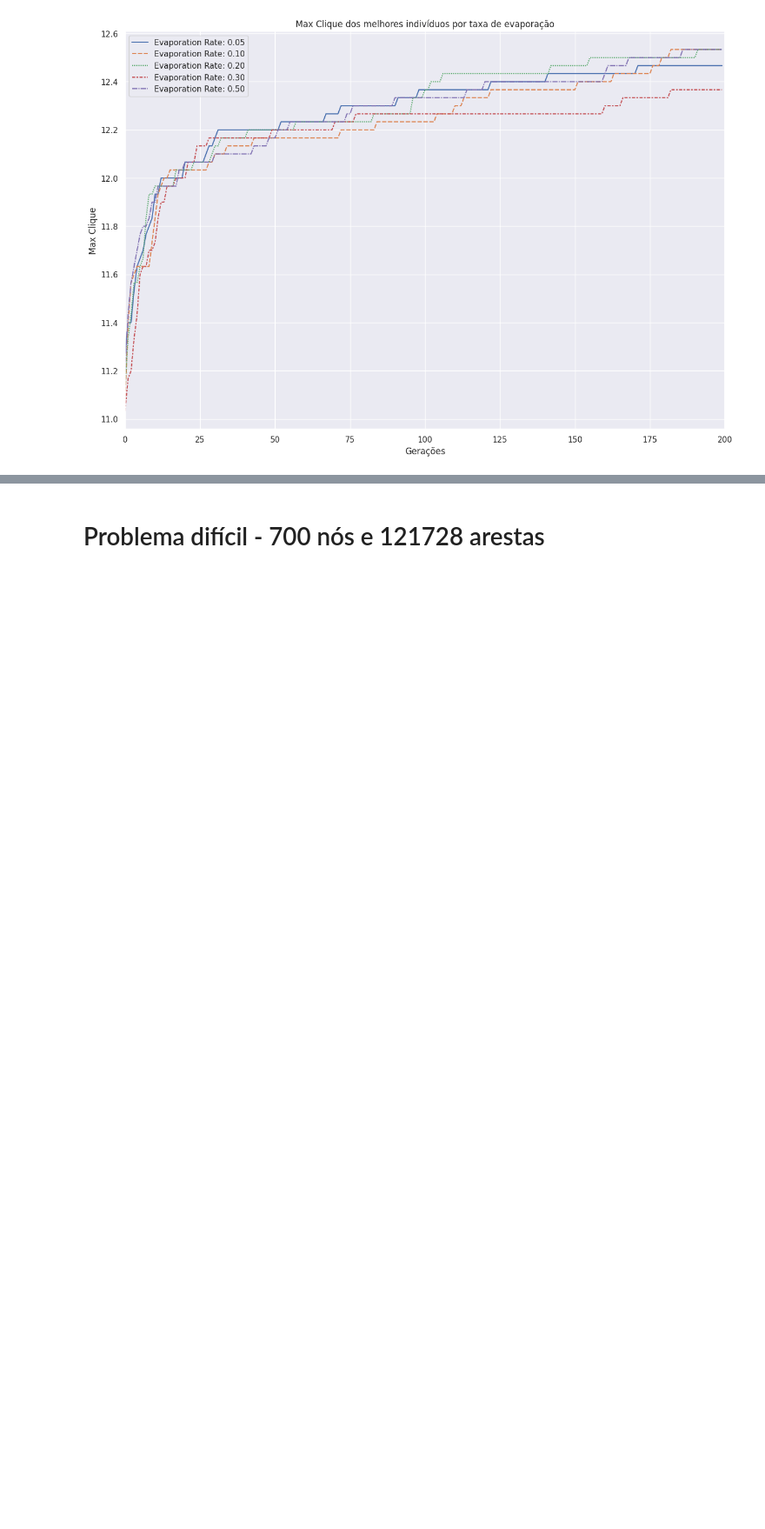
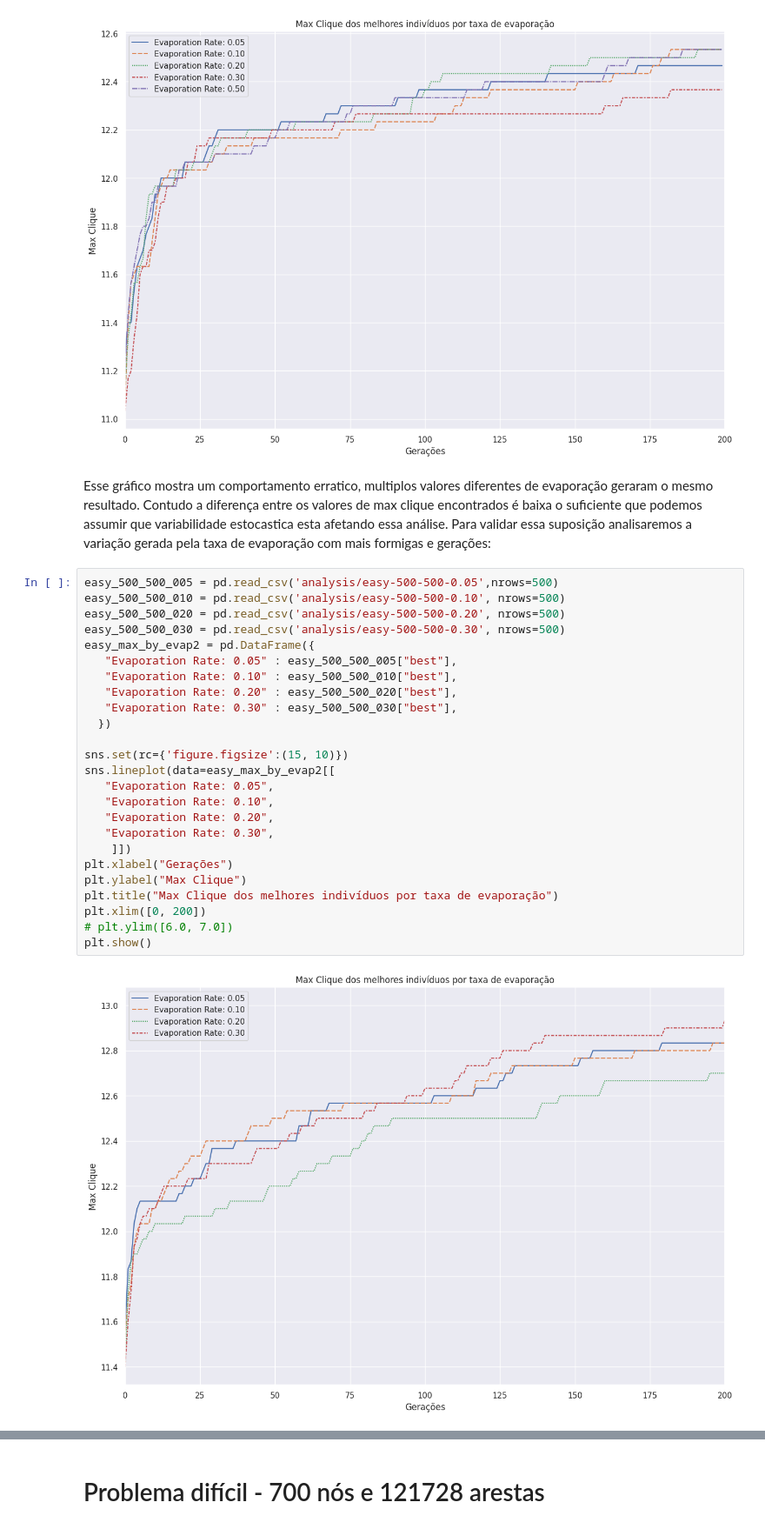
Before and after one commit to franciscobonand/aoc-max-clique, a Jupyter notebook: CompNatTP2.ipynb, the cells around one changed output, grey strips where cells are left out. Shown at 87% size. Cells and saved outputs as stored; diff of their text form; blank space fills up the shorter version.

```diff
--- a/CompNatTP2.ipynb
+++ b/CompNatTP2.ipynb
@@ -155,3 +163,32 @@ plt.xlim([0, 200])
 plt.show()
 # %% [output]
 [figure]
+# %% [markdown]
+Esse gráfico mostra um comportamento erratico, multiplos valores diferentes de evaporação geraram o mesmo resultado. Contudo a diferença entre os valores de max clique encontrados é baixa o suficiente que podemos assumir que variabilidade estocastica esta afetando essa análise. Para validar essa suposição analisaremos a variação gerada pela taxa de evaporação com mais formigas e gerações:
+# %%
+easy_500_500_005 = pd.read_csv('analysis/easy-500-500-0.05',nrows=500)
+easy_500_500_010 = pd.read_csv('analysis/easy-500-500-0.10', nrows=500)
+easy_500_500_020 = pd.read_csv('analysis/easy-500-500-0.20', nrows=500)
+easy_500_500_030 = pd.read_csv('analysis/easy-500-500-0.30', nrows=500)
+easy_max_by_evap2 = pd.DataFrame({
+   "Evaporation Rate: 0.05" : easy_500_500_005["best"],
+   "Evaporation Rate: 0.10" : easy_500_500_010["best"],
+   "Evaporation Rate: 0.20" : easy_500_500_020["best"],
+   "Evaporation Rate: 0.30" : easy_500_500_030["best"],
+  })
+
+sns.set(rc={'figure.figsize':(15, 10)})
+sns.lineplot(data=easy_max_by_evap2[[
+   "Evaporation Rate: 0.05",
+   "Evaporation Rate: 0.10",
+   "Evaporation Rate: 0.20",
+   "Evaporation Rate: 0.30",
+    ]])
+plt.xlabel("Gerações")
+plt.ylabel("Max Clique")
+plt.title("Max Clique dos melhores indivíduos por taxa de evaporação")
+plt.xlim([0, 200])
+# plt.ylim([6.0, 7.0])
+plt.show()
+# %% [output]
+[figure, added]
```
Also changed, not shown: parts of 9 cells of this notebook.
